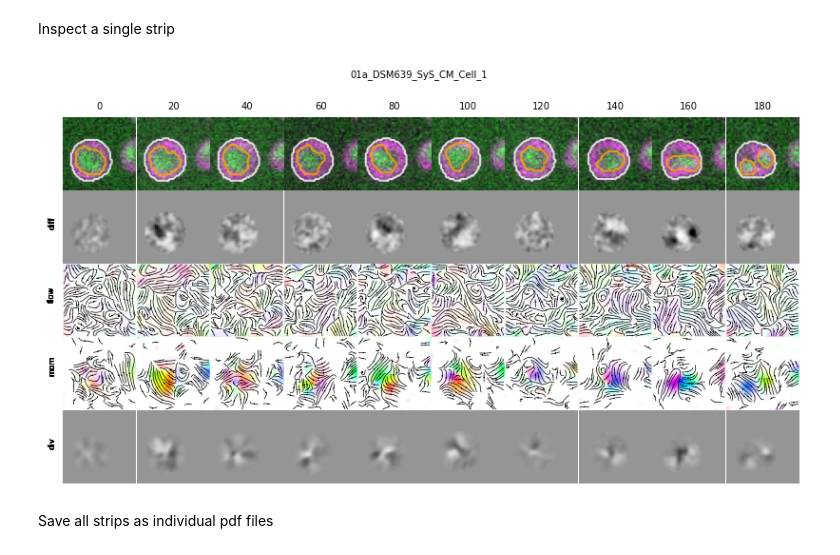
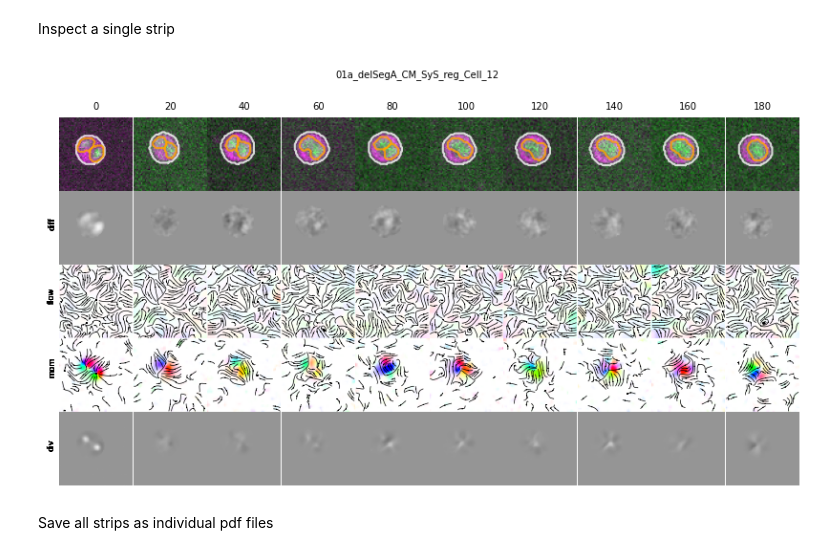
Before and after one commit to jboulanger/dna-movement-sufolobus, a Jupyter notebook: 3_Visualization.ipynb, the cells around one changed output. Drawn from its saved outputs; the diff is of its cells as text; code cells hidden in the pictures.

```diff
--- a/3_Visualization.ipynb
+++ b/3_Visualization.ipynb
@@ -49,9 +45,9 @@ with PdfPages(dst / f'figures.pdf') as pdf:
 Inspect a single strip
 # %%
 
-mq.strip(filename, name, "Greys", selection=slice(0,200,20), quiver=False)
+mq.strip(dst, 1, "Greys", selection=slice(0,200,20), quiver=False)
 # %% [output]
-[figure, old version]
+[figure, new version]
 # %% [markdown]
 Save all strips as individual pdf files
 # %%
```
Also changed, not shown: parts of 4 cells of this notebook, 3 other files.
